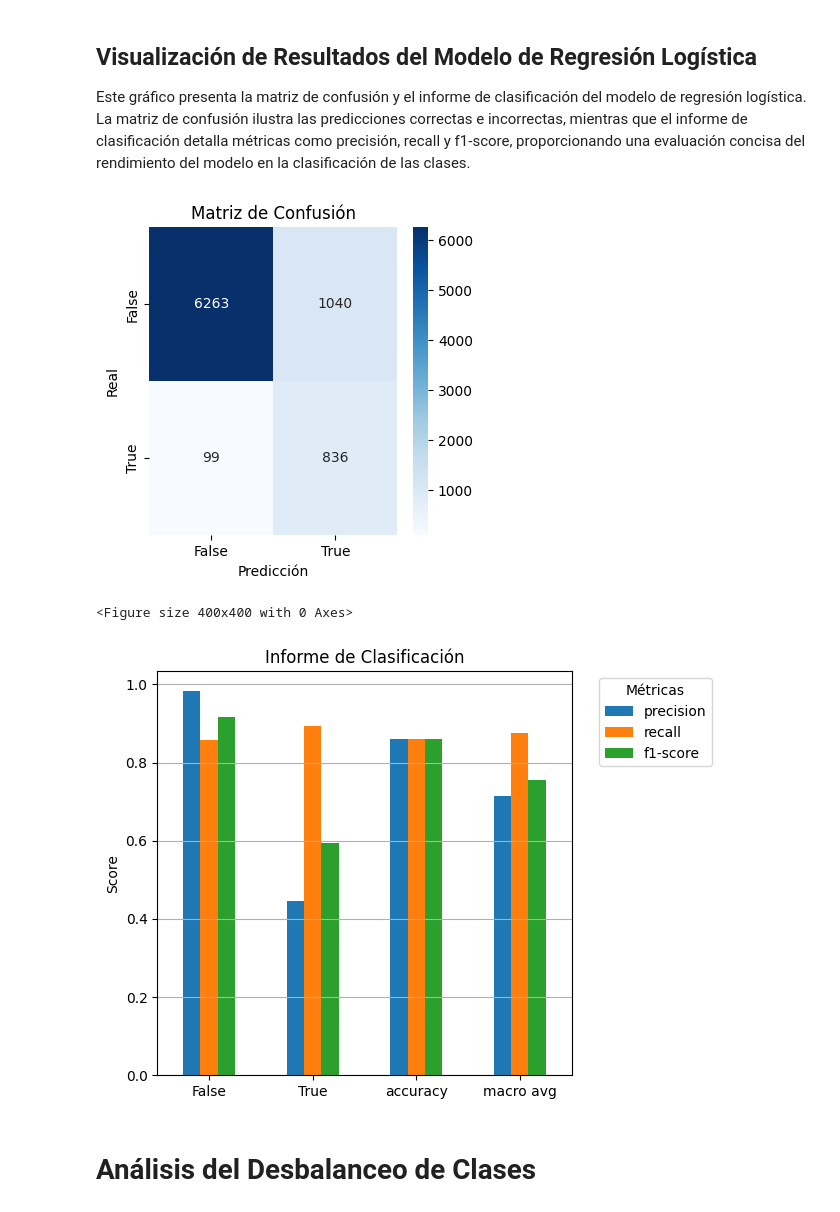
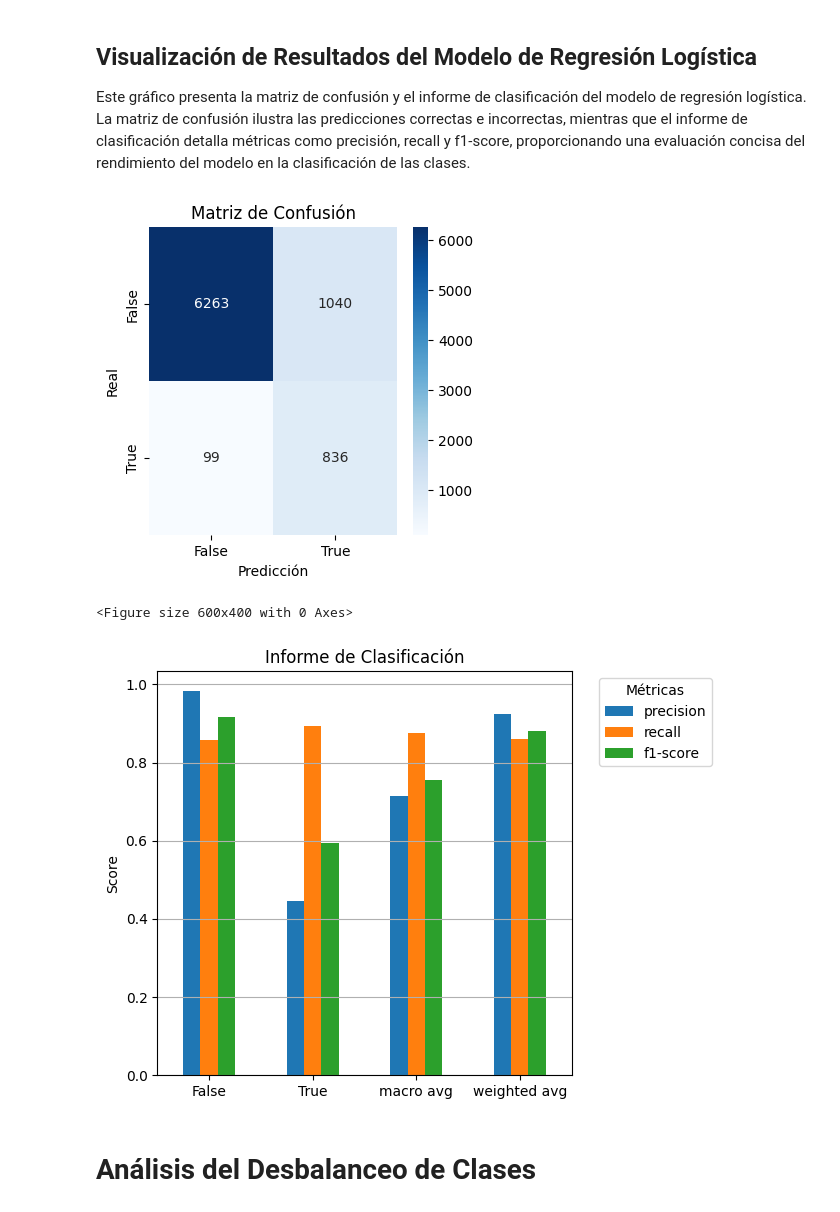
Before and after one commit to c-e-leiva/AprendizajeAutomatico, a Jupyter notebook: ClasificacionBank_LeivaCarlosEzequiel.ipynb, the cells around one changed output. Cells and saved outputs as stored; diff of their text form; code cells hidden in the pictures.

```diff
--- a/ClasificacionBank_LeivaCarlosEzequiel.ipynb
+++ b/ClasificacionBank_LeivaCarlosEzequiel.ipynb
@@ -320,41 +320,45 @@ Este gráfico presenta la matriz de confusión y el informe de clasificación de
 import matplotlib.pyplot as plt
 import seaborn as sns
 from sklearn.metrics import classification_report, confusion_matrix
+import pandas as pd
 
 # Crear la matriz de confusión
 confusion = confusion_matrix(y_test, y_pred)
 
 # Configurar la figura
 plt.figure(figsize=(4, 4))
 sns.heatmap(confusion, annot=True, fmt='d', cmap='Blues',
             xticklabels=['False', 'True'],
             yticklabels=['False', 'True'])
 plt.xlabel('Predicción')
 plt.ylabel('Real')
 plt.title('Matriz de Confusión')
 plt.show()
 
 # Obtener el informe de clasificación
 report = classification_report(y_test, y_pred, output_dict=True)
 
 # Convertir el informe en un DataFrame para graficar
 report_df = pd.DataFrame(report).transpose()
 
+# Eliminar la fila de 'accuracy' si no se desea mostrar
+report_df = report_df.drop('accuracy', axis=0)
+
 # Graficar precisión, recall y F1-score
-plt.figure(figsize=(4, 4))
-report_df[['precision', 'recall', 'f1-score']].iloc[:-1].plot(kind='bar',
-                                                               color=['#1f77b4', '#ff7f0e', '#2ca02c'])
+plt.figure(figsize=(6, 4))
+report_df[['precision', 'recall', 'f1-score']].plot(kind='bar',
+                                                     color=['#1f77b4', '#ff7f0e', '#2ca02c'])
 plt.title('Informe de Clasificación')
 plt.ylabel('Score')
 plt.xticks(rotation=0)
 plt.legend(title='Métricas', bbox_to_anchor=(1.05, 1), loc='upper left')
 plt.grid(axis='y')
 plt.tight_layout()
 plt.show()
 # %% [output]
 [figure]
-<Figure size 400x400 with 0 Axes>
+<Figure size 600x400 with 0 Axes>
-[figure, old version]
+[figure, new version]
 # %% [markdown]
 # **Análisis del Desbalanceo de Clases**
 # %%
```
